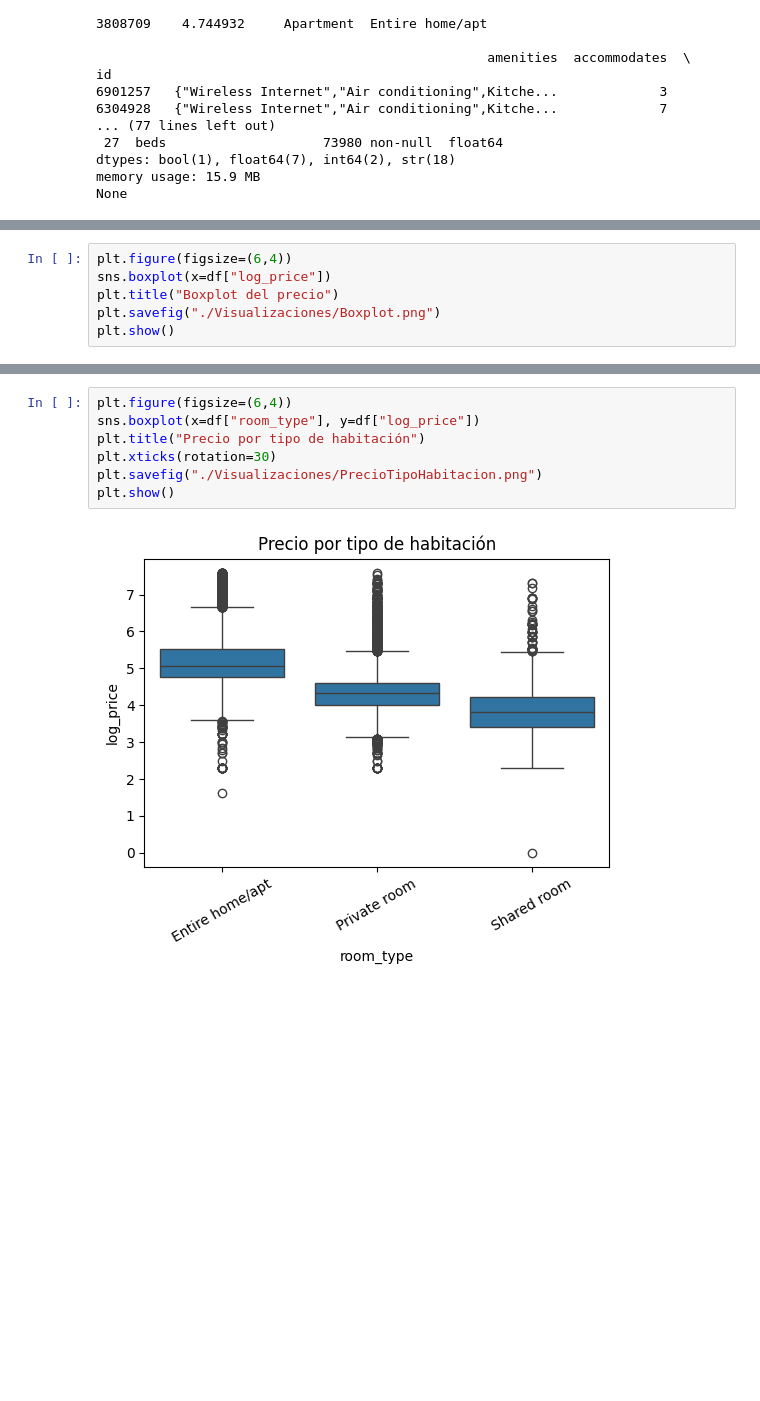
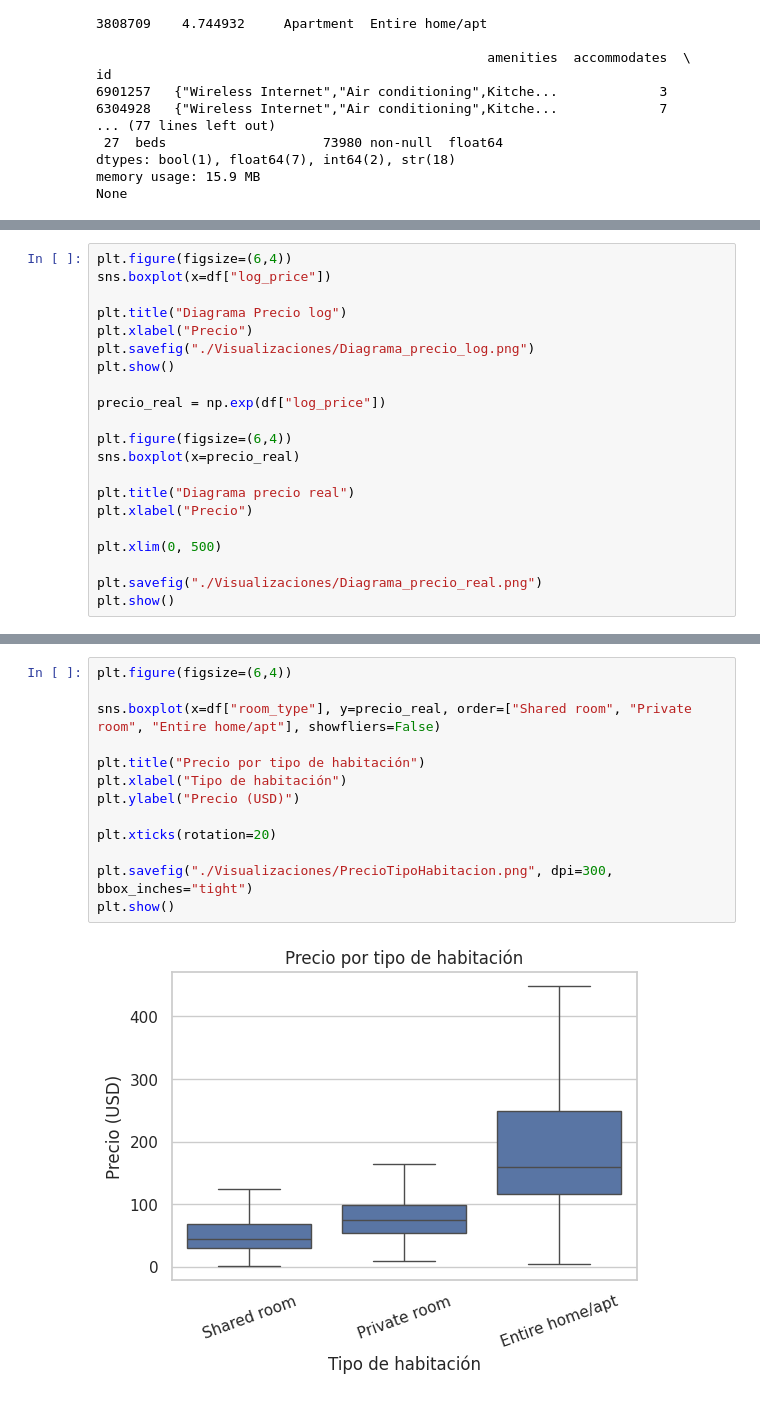
Before and after one commit to lupitaarpide/Ciencia-de-datos, a Jupyter notebook: Semana3/Proyecto/Avance/Analisis_EDA.ipynb, the cells around one changed output, grey strips where cells are left out. Saved outputs shown, nothing was run; the diff lists cells and outputs as text; blank space fills up the shorter version.

```diff
--- a/Semana3/Proyecto/Avance/Analisis_EDA.ipynb
+++ b/Semana3/Proyecto/Avance/Analisis_EDA.ipynb
@@ -64,7 +74,22 @@ Name: log_price, dtype: float64
 # %%
 plt.figure(figsize=(6,4))
 sns.boxplot(x=df["log_price"])
-plt.title("Boxplot del precio")
-plt.savefig("./Visualizaciones/Boxplot.png")
+
+plt.title("Diagrama Precio log")
+plt.xlabel("Precio")
+plt.savefig("./Visualizaciones/Diagrama_precio_log.png")
 plt.show()
+
+precio_real = np.exp(df["log_price"])
+
+plt.figure(figsize=(6,4))
+sns.boxplot(x=precio_real)
+
+plt.title("Diagrama precio real")
+plt.xlabel("Precio")
+
+plt.xlim(0, 500)
+
+plt.savefig("./Visualizaciones/Diagrama_precio_real.png")
+plt.show()
 # %% [output]
@@ -82,9 +130,15 @@ plt.show()
 # %%
 plt.figure(figsize=(6,4))
-sns.boxplot(x=df["room_type"], y=df["log_price"])
+
+sns.boxplot(x=df["room_type"], y=precio_real, order=["Shared room", "Private room", "Entire home/apt"], showfliers=False)
+
 plt.title("Precio por tipo de habitación")
-plt.xticks(rotation=30)
-plt.savefig("./Visualizaciones/PrecioTipoHabitacion.png")
+plt.xlabel("Tipo de habitación")
+plt.ylabel("Precio (USD)")
+
+plt.xticks(rotation=20)
+
+plt.savefig("./Visualizaciones/PrecioTipoHabitacion.png", dpi=300, bbox_inches="tight")
 plt.show()
 # %% [output]
-[figure, old version]
+[figure, new version]
```
Also changed, not shown: parts of 11 cells of this notebook.
